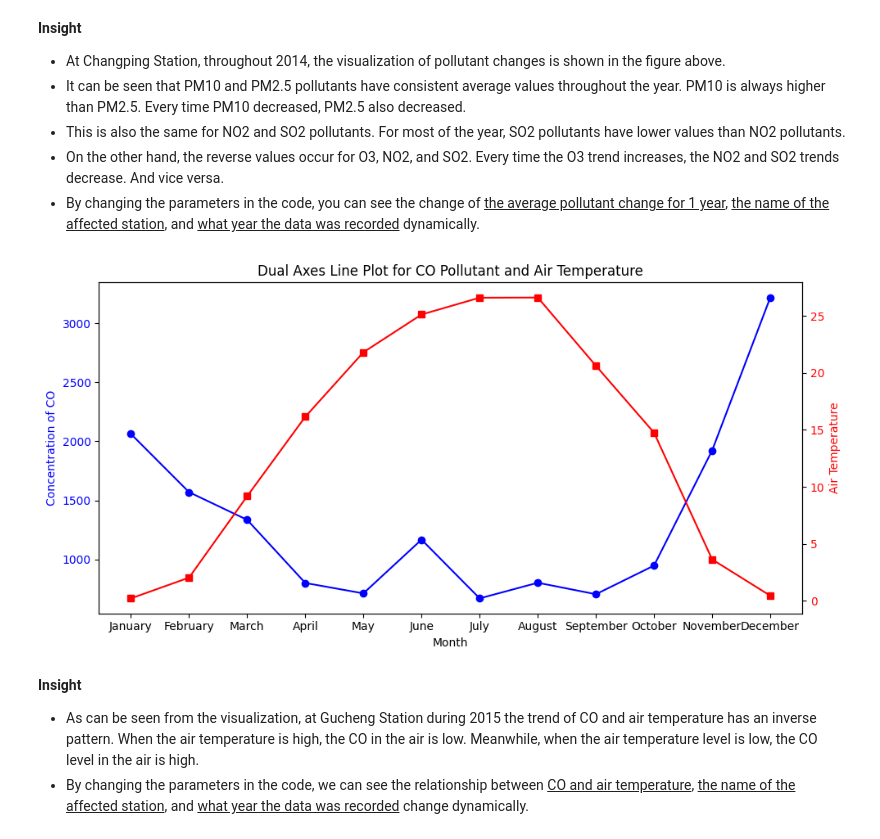
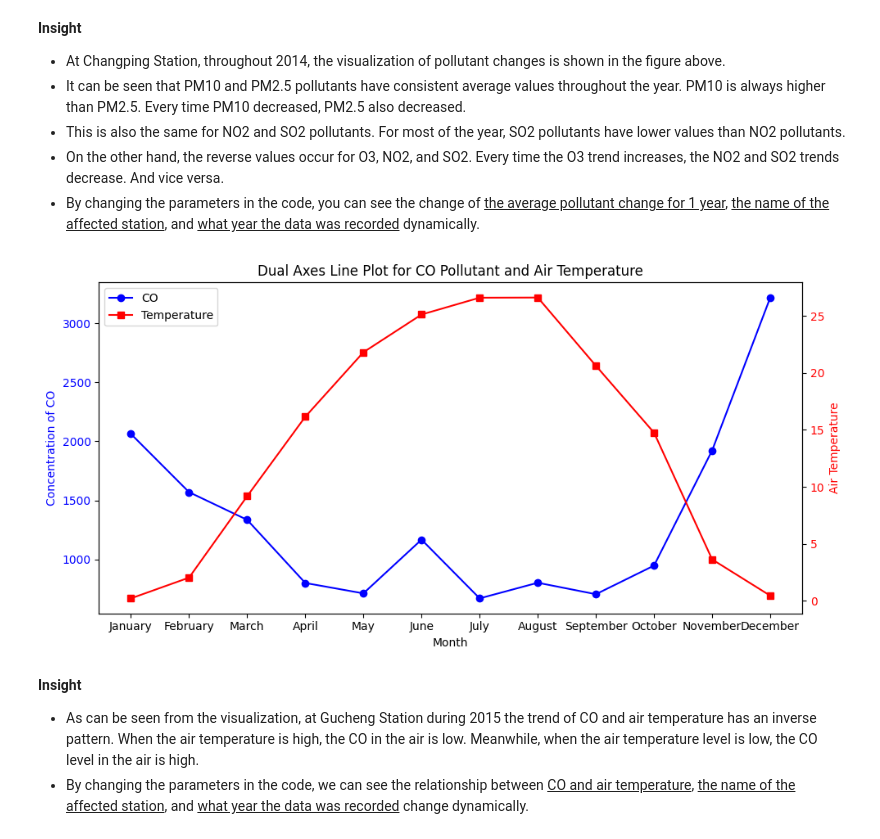
Before and after one commit to hfzdzakii/Dicoding-AirQualityAnalysisData, a Jupyter notebook: Project_Data_Analysis.ipynb, the cells around one changed output. Saved outputs shown, nothing was run; the diff lists cells and outputs as text; code cells hidden in the pictures.

```diff
--- a/Project_Data_Analysis.ipynb
+++ b/Project_Data_Analysis.ipynb
@@ -295,34 +295,37 @@ plt.show()
 # %%
 group_df = clean_df.groupby(by=['station','year','month']).agg({
     'CO' : 'mean',      #  Using manual grouping method by station, year, and month
     'TEMP' : 'mean'
 })
 
 monthEncoder = {
     1: "January", 2: "February", 3: "March", 4: "April", 5: "May", 6: "June",
     7: "July", 8: "August", 9: "September", 10: "October", 11: "November", 12: "December"
 }
 
 res_df = group_df.loc[('Gucheng',2015)] # For example, Gucheng Station in year 2015
 fig, ax1 = plt.subplots(figsize=(10, 5))
 
 # First plot is used for the visualization of CO pollutant concentration
 ax1.plot(res_df.index.map(monthEncoder), res_df['CO'], color='b', marker='o', label='CO')
 ax1.set_ylabel('Concentration of CO', color='b')
 ax1.tick_params(axis='y', labelcolor='b')
 
 # Second plot is used for the visualization of Air Temperature
 ax2 = ax1.twinx()
 ax2.set_ylabel('Air Temperature', color='r')
 ax2.plot(res_df.index.map(monthEncoder), res_df['TEMP'], color='r', marker='s', label='Temperature')
 ax2.tick_params(axis='y', labelcolor='r')
 
+lines_1, labels_1 = ax1.get_legend_handles_labels()
+lines_2, labels_2 = ax2.get_legend_handles_labels()
 ax1.set_xlabel('Month')
 plt.title('Dual Axes Line Plot for CO Pollutant and Air Temperature')
+ax1.legend(lines_1 + lines_2, labels_1 + labels_2, loc='upper left')
 fig.tight_layout()
 plt.show()
 # %% [output]
-[figure, old version]
+[figure, new version]
 # %% [markdown]
 **Insight**
 - As can be seen from the visualization, at Gucheng Station during 2015 the trend of CO and air temperature has an inverse pattern. When the air temperature is high, the CO in the air is low. Meanwhile, when the air temperature level is low, the CO level in the air is high.
```
Also changed, not shown: parts of 3 cells of this notebook, 4 other files.
